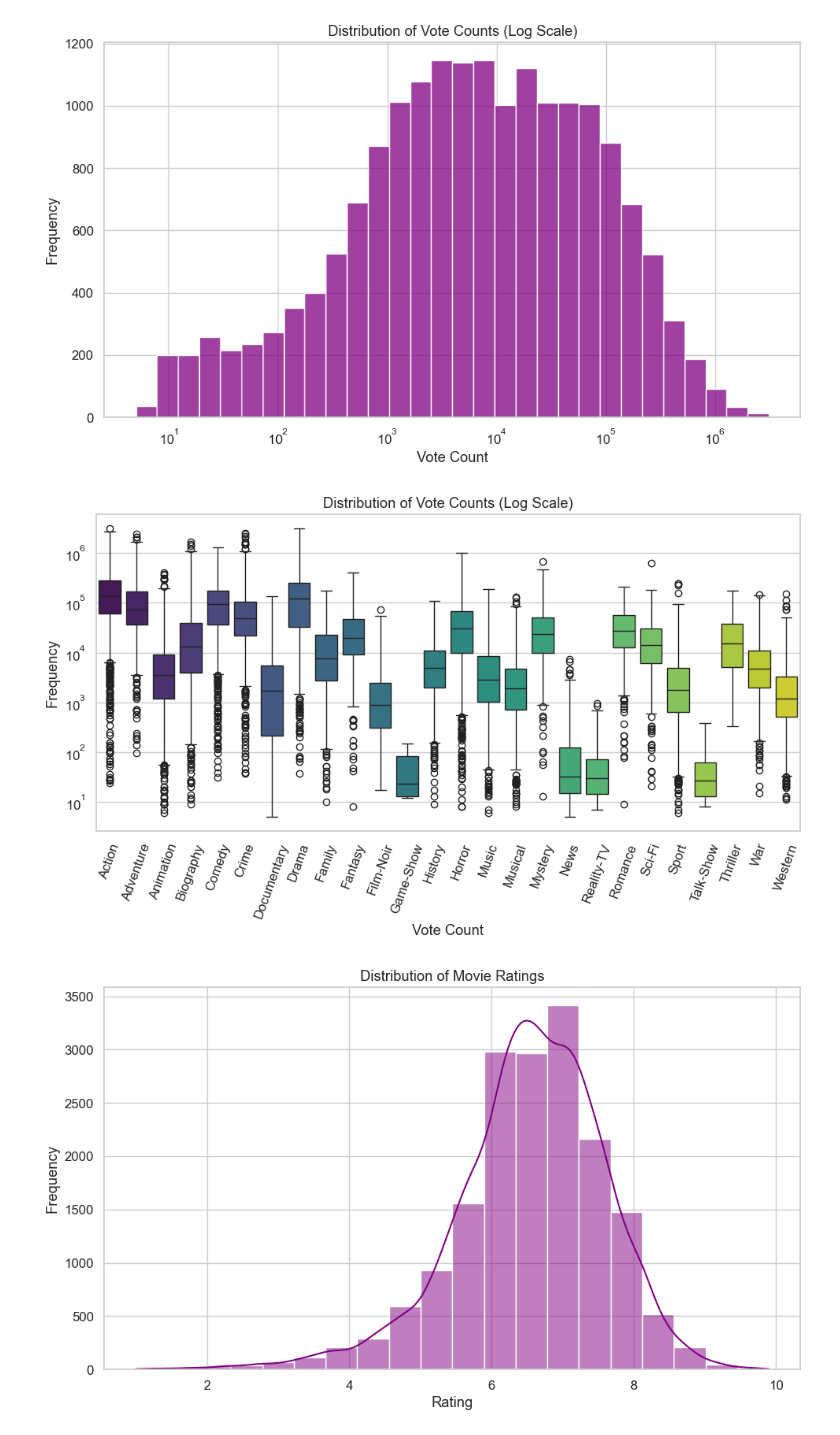
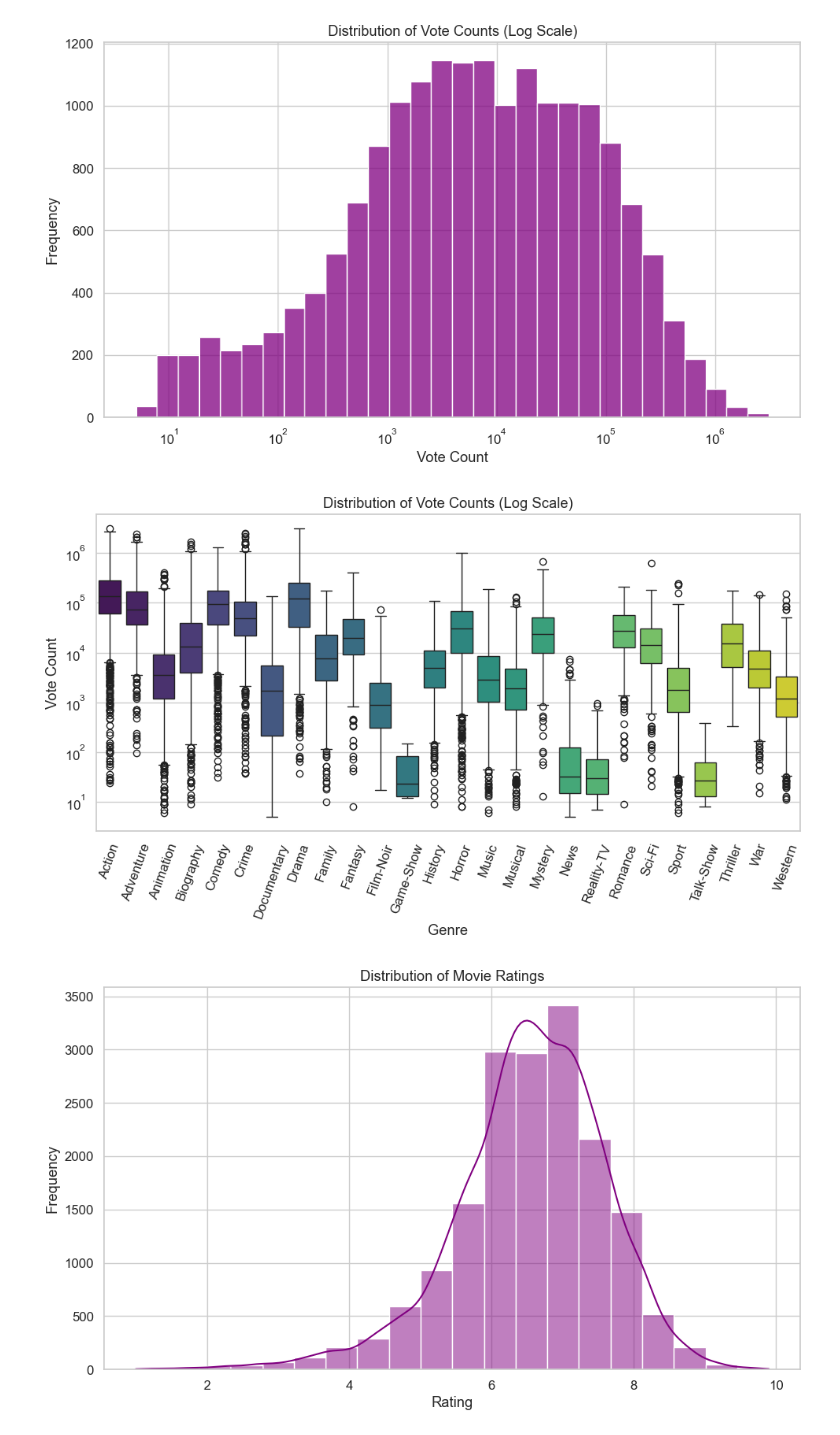
Before and after one commit to Theoph-ay/movie_success_prediction, a Jupyter notebook: notebooks/02_eda.ipynb, the cells around one changed output. Cells and saved outputs as stored; diff of their text form; code cells hidden in the pictures.

```diff
--- a/notebooks/02_eda.ipynb
+++ b/notebooks/02_eda.ipynb
@@ -192,14 +192,14 @@ plt.show()
 # %%
 sns.boxplot(x="genre", y='vote_count', data=df, log_scale=True, hue="genre", palette="viridis")
 plt.title("Distribution of Vote Counts (Log Scale)")
-plt.xlabel("Vote Count")
-plt.ylabel("Frequency")
+plt.xlabel("Genre")
+plt.ylabel("Vote Count")
 plt.xticks(rotation=70)
 plt.tight_layout()
-plt.savefig(r"C:\Users\HP\Desktop\UI\important\Data Science\movie-success-prediction\reports\figures\box_distribution_vote_count.png", dpi=300, bbox_inches="tight")
+plt.savefig(r"C:\Users\HP\Desktop\UI\important\Data Science\movie-success-prediction\reports\figures\box_distribution_vote_count_genre.png", dpi=300, bbox_inches="tight")
 plt.show()
 # %% [output]
-[figure, old version]
+[figure, new version]
 # %%
 sns.histplot(df['ratings'], bins=20, kde=True, color='purple')
 plt.title("Distribution of Movie Ratings")
```
Also changed, not shown: 5 other files.
